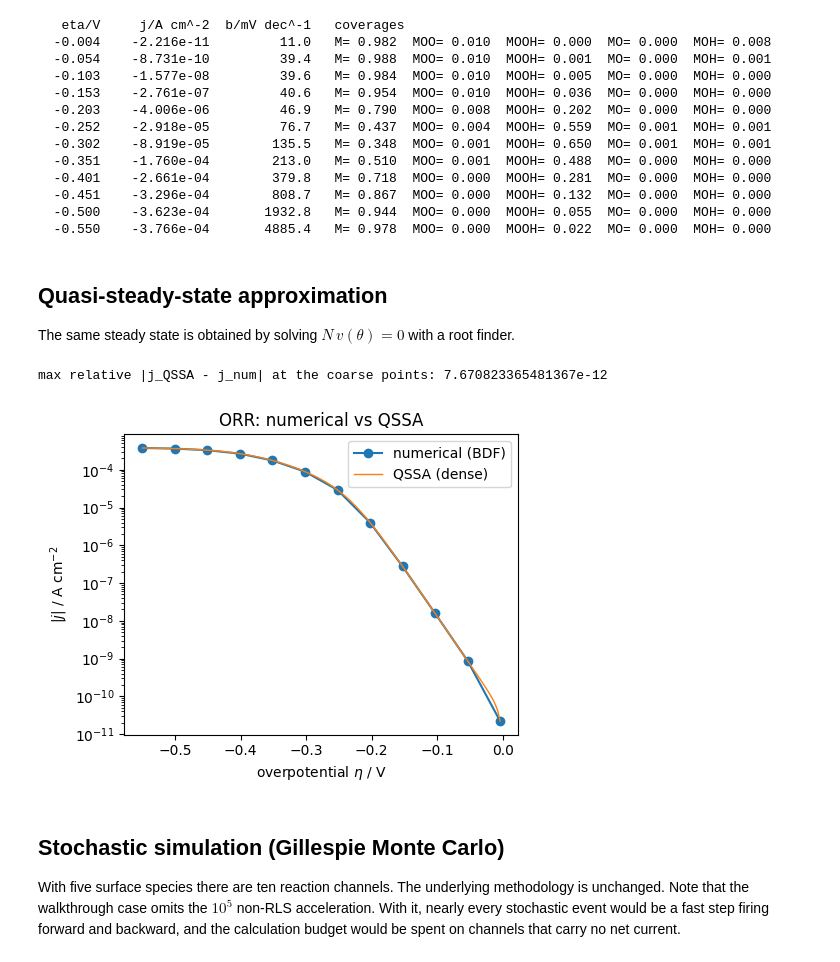
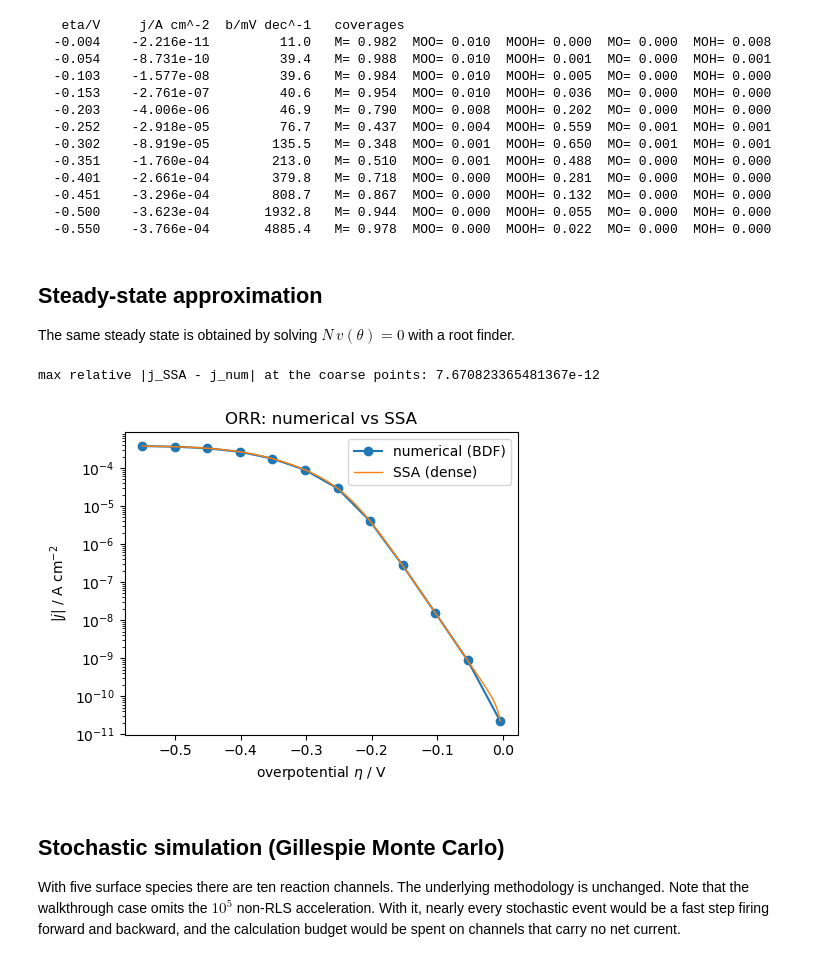
Before and after one commit to meffordgroupucsb/Tafel-Slope-Analysis, a Jupyter notebook: tutorials/03_ORR.ipynb, the cells around one changed output. Drawn from its saved outputs; the diff is of its cells as text; code cells hidden in the pictures.

```diff
--- a/tutorials/03_ORR.ipynb
+++ b/tutorials/03_ORR.ipynb
@@ -71,29 +71,29 @@ for e, jj, th, b in zip(eta_n, j_n, th_n, b_n):
   -0.500    -3.623e-04       1932.8   M= 0.944  MOO= 0.000  MOOH= 0.055  MO= 0.000  MOH= 0.000
   -0.550    -3.766e-04       4885.4   M= 0.978  MOO= 0.000  MOOH= 0.022  MO= 0.000  MOH= 0.000
 # %% [markdown]
-## Quasi-steady-state approximation
+## Steady-state approximation
 
 The same steady state is obtained by solving $N\,v(\theta)=0$ with a root finder.
 # %%
 etas_dense = np.linspace(-0.004, -0.55, 160)
 eta_q, j_q, th_q, b_q = core.qssa_scan(mech, etas_dense)
 
-# agreement at the coarse points (QSSA evaluated exactly there)
+# agreement at the coarse points (SSA evaluated exactly there)
 j_q_at = np.array([core.qssa_state(mech, e)[0] for e in eta_n])
-print("max relative |j_QSSA - j_num| at the coarse points:",
+print("max relative |j_SSA - j_num| at the coarse points:",
       np.max(np.abs((j_q_at - j_n) / j_n)))
 # %% [output]
-max relative |j_QSSA - j_num| at the coarse points: 7.670823365481367e-12
+max relative |j_SSA - j_num| at the coarse points: 7.670823365481367e-12
 # %%
 fig, ax = plt.subplots(figsize=(5, 4))
 ax.semilogy(eta_n, np.abs(j_n), "o-", label="numerical (BDF)")
-ax.semilogy(eta_q, np.abs(j_q), "-", lw=1, label="QSSA (dense)")
+ax.semilogy(eta_q, np.abs(j_q), "-", lw=1, label="SSA (dense)")
 ax.set_xlabel(r"overpotential $\eta$ / V")
 ax.set_ylabel(r"$|j|$ / A cm$^{-2}$")
-ax.legend(); ax.set_title("ORR: numerical vs QSSA")
+ax.legend(); ax.set_title("ORR: numerical vs SSA")
 fig.tight_layout(); plt.show()
 # %% [output]
-[figure, old version]
+[figure, new version]
 # %% [markdown]
 ## Stochastic simulation (Gillespie Monte Carlo)
 
```
Also changed, not shown: parts of 3 cells of this notebook, 10 other files.
